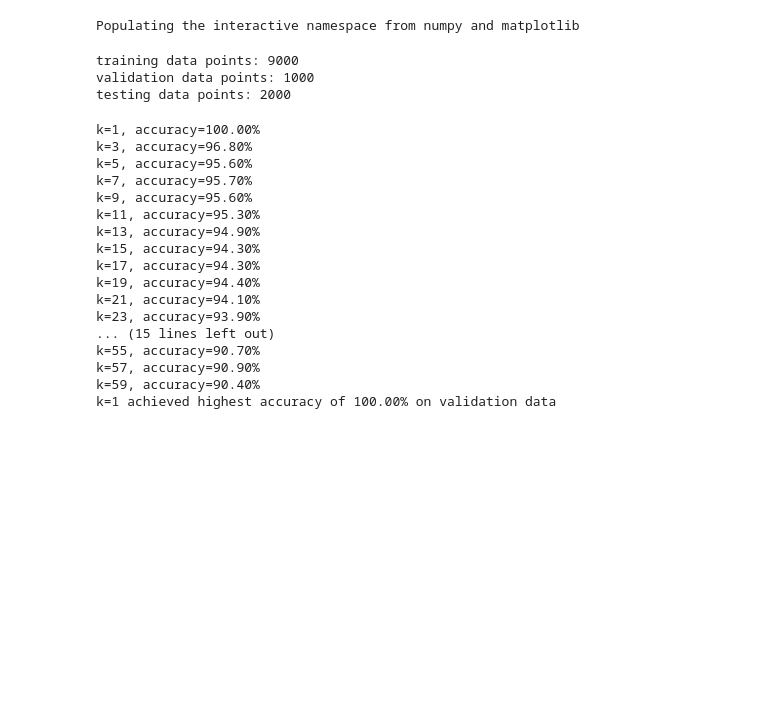
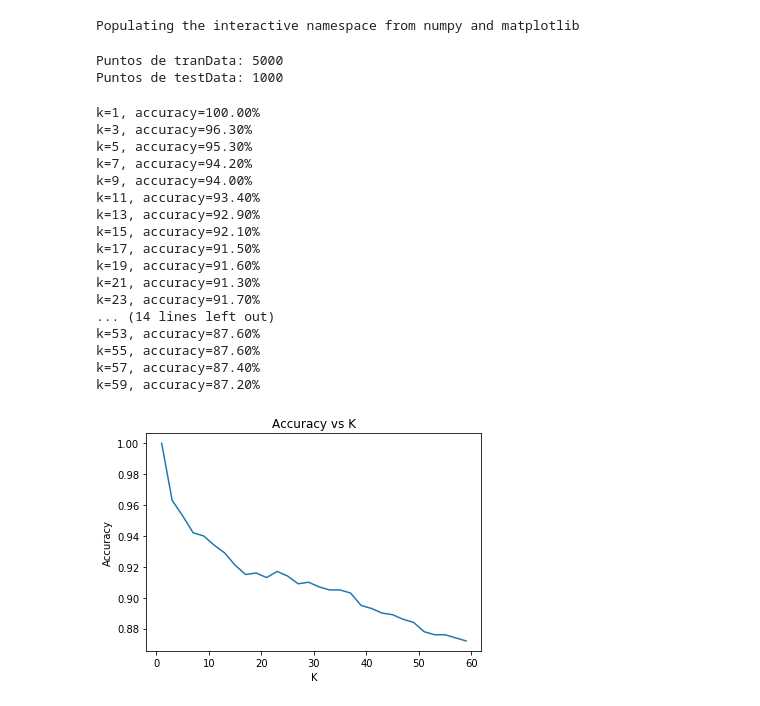
Before and after one commit to moncholo/knn-datos, a Jupyter notebook: KNN with MNIST.ipynb, the cells around one changed output. Cells and saved outputs as stored; diff of their text form; code cells hidden in the pictures; blank space fills up the shorter version.

```diff
--- a/KNN with MNIST.ipynb
+++ b/KNN with MNIST.ipynb
@@ -16,30 +16,28 @@ from sklearn.model_selection import cross_val_score
 # %% [output]
 Populating the interactive namespace from numpy and matplotlib
 # %%
+#Cargamos el set de datos de MNIST
 (trainData, trainLabels), (testData, testLabels) = mnist.load_data()
 
 trainData = trainData.reshape(60000, 784)
 testData = testData.reshape(10000, 784)
 
-trainData = trainData[:10000]
-trainLabels = trainLabels[:10000]
-
-testData = testData[:2000]
-testLabels = testLabels[:2000]
+#SOLO PORQUE ES UN EJEMPLO, VOY A TOMAR 5.000 REGISTROS PARA 'TRAIN' y 1.000 PARA TEST
+trainData = trainData[:5000]
+trainLabels = trainLabels[:5000]
+testData = testData[:1000]
+testLabels = testLabels[:1000]
 
 trainData = trainData.astype('float32')
 testData = testData.astype('float32')
-
 trainData /= 255
 testData /= 255
-# %%
-# Checking sizes of each data split
-print("training data points: {}".format(len(trainLabels)))
-print("testing data points: {}".format(len(testLabels)))
-# %% [output]
-training data points: 9000
-validation data points: 1000
-testing data points: 2000
+# %%
+print("Puntos de tranData: {}".format(len(trainLabels)))
+print("Puntos de testData: {}".format(len(testLabels)))
+# %% [output]
+Puntos de tranData: 5000
+Puntos de testData: 1000
 # %%
 # Lista de valores de K impares (1,3,5,7,9..39)
 kVals = range(1, 60, 2)
@@ -56,29 +54,33 @@ for k in kVals:
     score = model.score(trainData[:1000], trainLabels[:1000])
     print("k=%d, accuracy=%.2f%%" % (k, score * 100))
     accuracies.append(score)
-
-# largest accuracy
-# np.argmax returns the indices of the maximum values along an axis
-i = np.argmax(accuracies)
-print("k=%d achieved highest accuracy of %.2f%% on validation data" % (kVals[i], accuracies[i] * 100))
 # %% [output]
 k=1, accuracy=100.00%
-k=3, accuracy=96.80%
-k=5, accuracy=95.60%
-k=7, accuracy=95.70%
-k=9, accuracy=95.60%
-k=11, accuracy=95.30%
-k=13, accuracy=94.90%
-k=15, accuracy=94.30%
-k=17, accuracy=94.30%
-k=19, accuracy=94.40%
-k=21, accuracy=94.10%
-k=23, accuracy=93.90%
-... (15 lines left out)
-k=55, accuracy=90.70%
-k=57, accuracy=90.90%
-k=59, accuracy=90.40%
-k=1 achieved highest accuracy of 100.00% on validation data
+k=3, accuracy=96.30%
+k=5, accuracy=95.30%
+k=7, accuracy=94.20%
+k=9, accuracy=94.00%
+k=11, accuracy=93.40%
+k=13, accuracy=92.90%
+k=15, accuracy=92.10%
+k=17, accuracy=91.50%
+k=19, accuracy=91.60%
+k=21, accuracy=91.30%
+k=23, accuracy=91.70%
+... (14 lines left out)
+k=53, accuracy=87.60%
+k=55, accuracy=87.60%
+k=57, accuracy=87.40%
+k=59, accuracy=87.20%
+# %%
+#Grafico la precisión vs el valor de K
+plt.plot(kVals, accuracies)
+plt.ylabel('Accuracy')
+plt.xlabel('K')
+plt.title('Accuracy vs K')
+plt.show()
+# %% [output]
+[figure, added]
 # %%
 # Podemos probar con K=7
 model = KNeighborsClassifier(n_neighbors=7)
```
Also changed, not shown: parts of 7 cells of this notebook.
